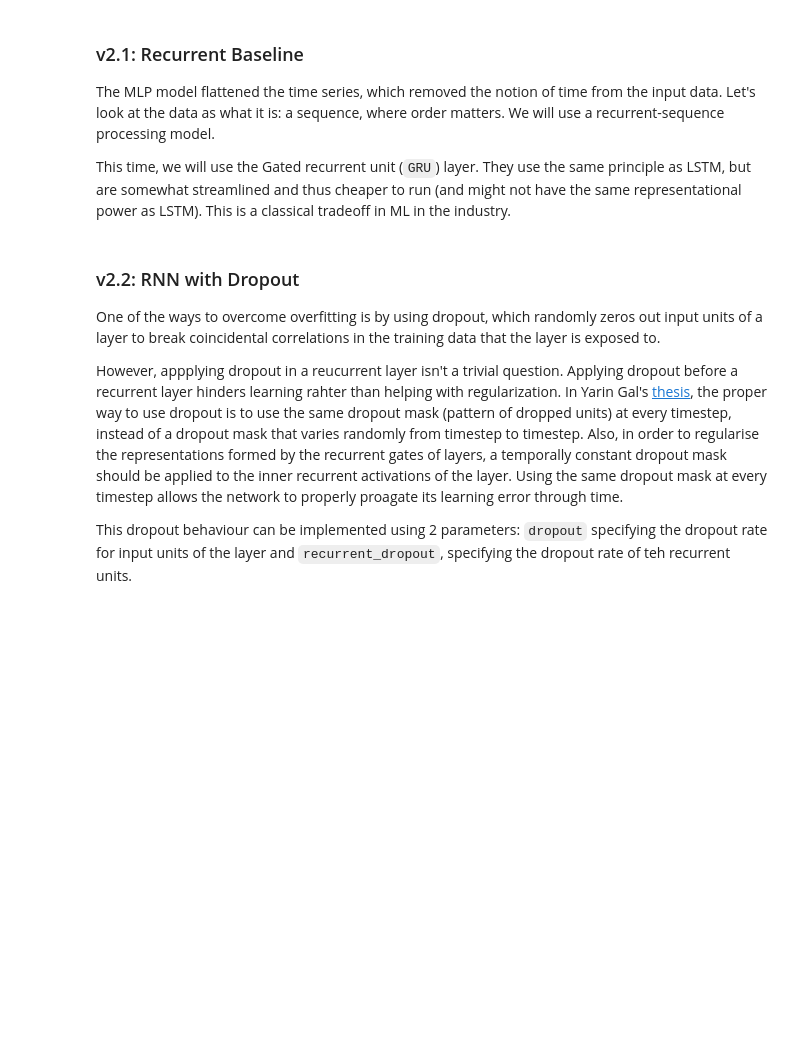
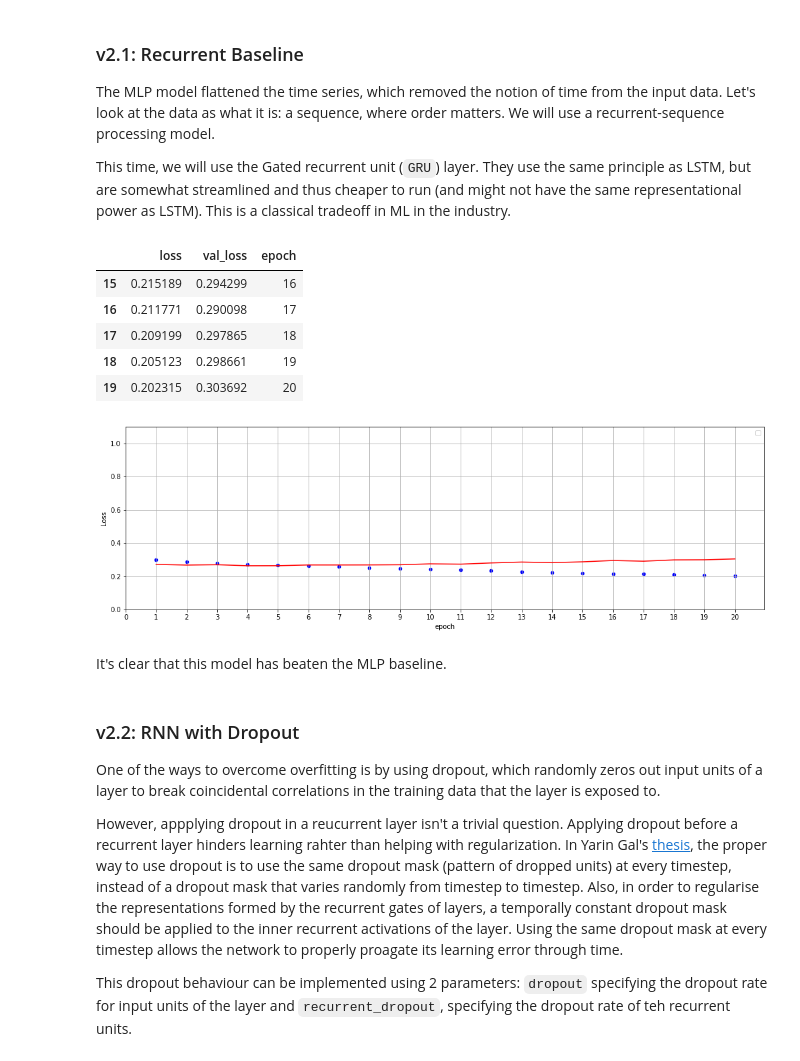
Before and after one commit to bryanblackbee/topic__deep-learning-python, a Jupyter notebook: chap06/textbook-chap-6-3.ipynb, the cells around one changed output. Drawn from its saved outputs; the diff is of its cells as text; code cells hidden in the pictures; blank space fills up the shorter version.

```diff
--- a/chap06/textbook-chap-6-3.ipynb
+++ b/chap06/textbook-chap-6-3.ipynb
@@ -241,25 +242,35 @@ This time, we will use the Gated recurrent unit (`GRU`) layer. They use the same
 # %%
 # Evaluate
 ##########
 # metrics_df = pd.DataFrame(history1.history)
 
 # Load History of trained model.
 # weather_modelv1_mlp.py
 ################################
-# metrics_df = pd.read_csv('weather__v1history__mlp.csv')
-# metrics_df['epoch'] = metrics_df.index+1
-# display(metrics_df.tail())
+metrics_df = pd.read_csv('weather__v2history__rnn.csv')
+metrics_df['epoch'] = metrics_df.index+1
+display(metrics_df.tail())
 
-# fig = plt.figure(figsize=(17,5))
-# ax1 = fig.add_subplot(1,1,1)
-# metrics_df.plot(kind='scatter', x='epoch', y='loss', ax=ax1, label='train', color='blue')
-# metrics_df.plot(kind='line', x='epoch', y='val_loss', ax=ax1, label='validation', color='red',)
-# ax1.set_ylabel("Loss")
-# ax1.grid('GAINSBORO')
-# ax1.legend([])
-# ax1.set_ylim(0,1.1)
-# ax1.set_xticks(range(0,metrics_df.shape[0]+1))
-# plt.show()
+fig = plt.figure(figsize=(17,5))
+ax1 = fig.add_subplot(1,1,1)
+metrics_df.plot(kind='scatter', x='epoch', y='loss', ax=ax1, label='train', color='blue')
+metrics_df.plot(kind='line', x='epoch', y='val_loss', ax=ax1, label='validation', color='red',)
+ax1.set_ylabel("Loss")
+ax1.grid('GAINSBORO')
+ax1.legend([])
+ax1.set_ylim(0,1.1)
+ax1.set_xticks(range(0,metrics_df.shape[0]+1))
+plt.show()
+# %% [output]
+|  | loss | val_loss | epoch |
+| 15 | 0.215189 | 0.294299 | 16 |
+| 16 | 0.211771 | 0.290098 | 17 |
+| 17 | 0.209199 | 0.297865 | 18 |
+| 18 | 0.205123 | 0.298661 | 19 |
+| 19 | 0.202315 | 0.303692 | 20 |
+[figure, added]
+# %% [markdown]
+It's clear that this model has beaten the MLP baseline.
 # %% [markdown]
 ### v2.2: RNN with Dropout
 One of the ways to overcome overfitting is by using dropout, which randomly zeros out input units of a layer to break coincidental correlations in the training data that the layer is exposed to.
```
Also changed, not shown: parts of 2 cells of this notebook, 1 other file.
